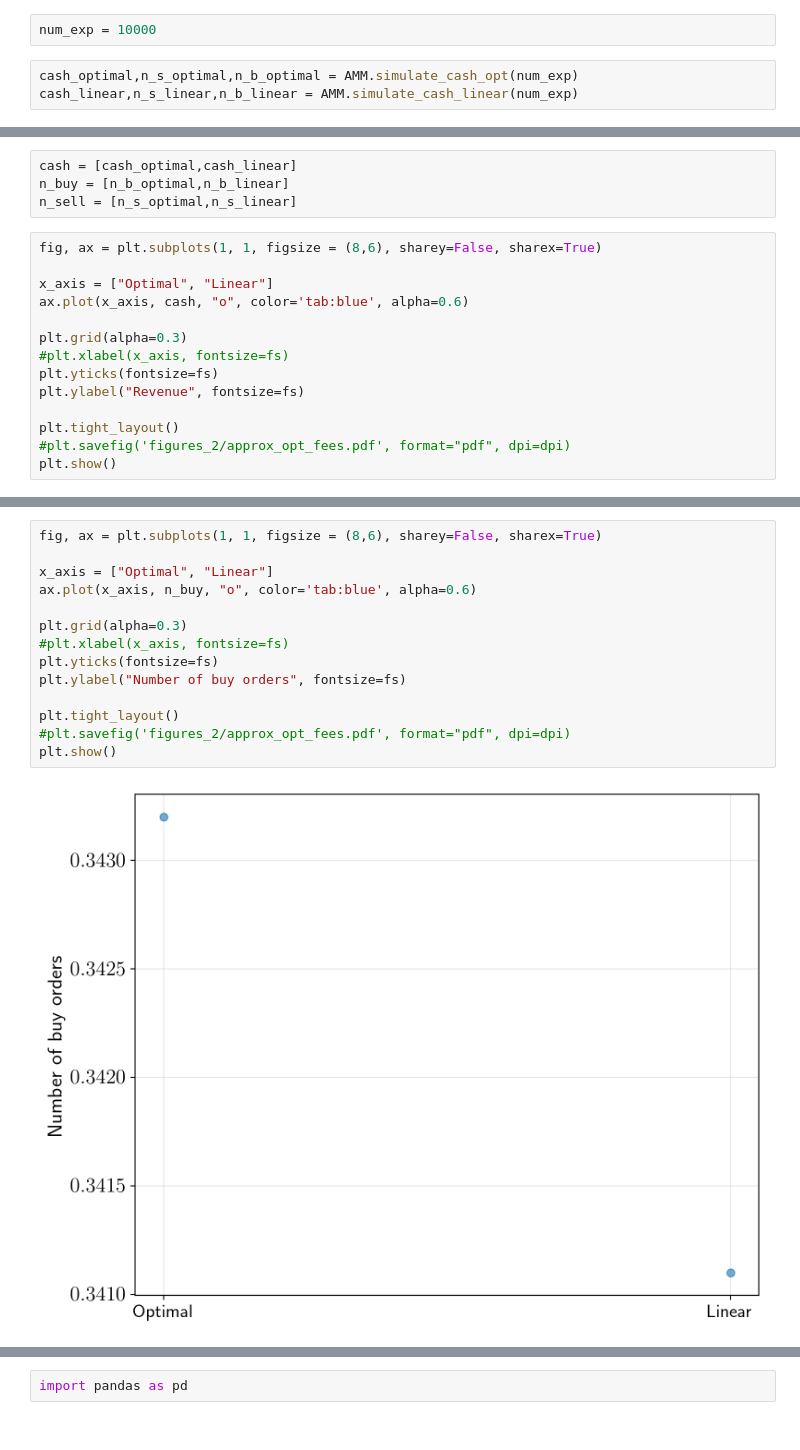
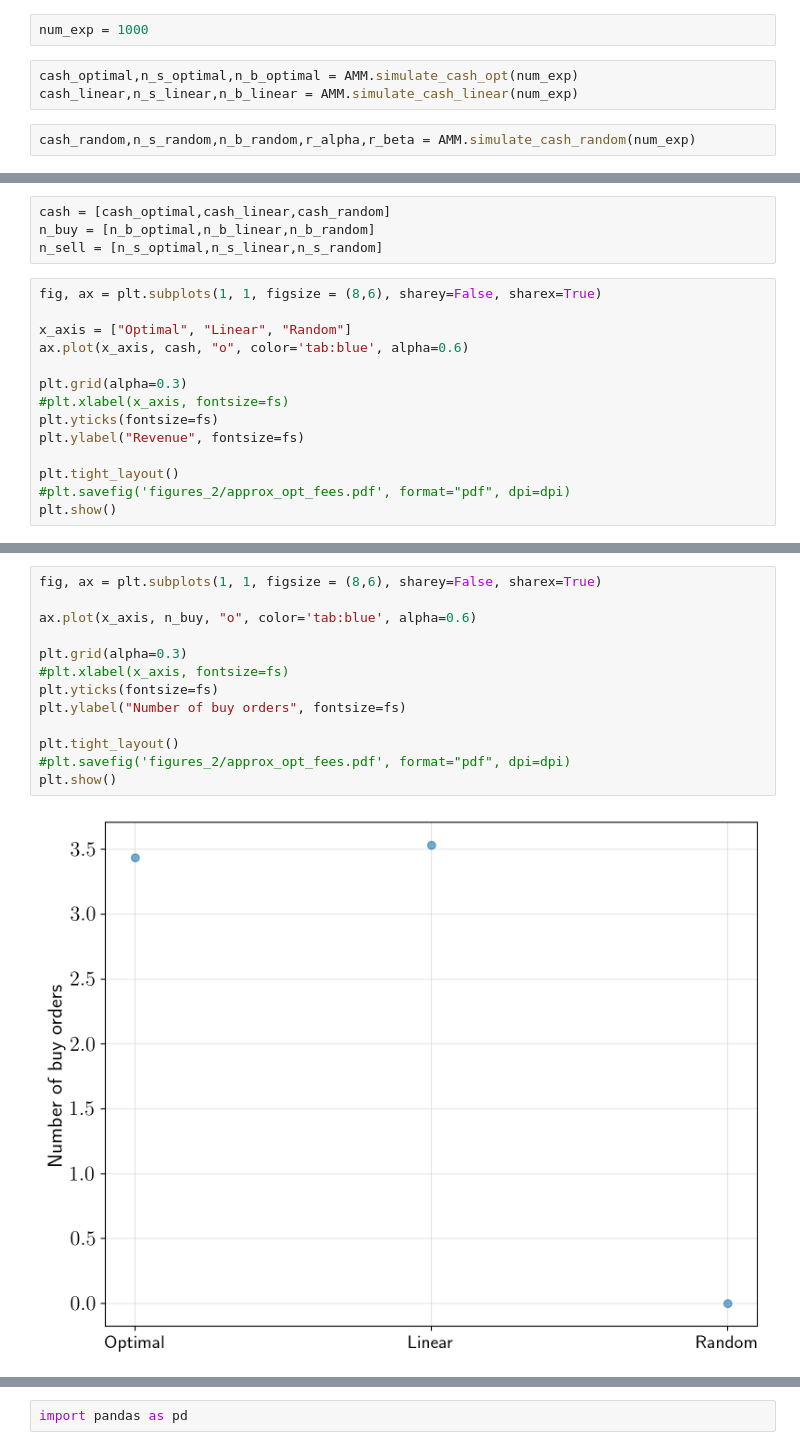
Before and after one commit to leonardobaggiani/amm-fees, a Jupyter notebook: CashProcessAMM.ipynb, the cells around one changed output, grey strips where cells are left out. Drawn from its saved outputs; the diff is of its cells as text.

```diff
--- a/CashProcessAMM.ipynb
+++ b/CashProcessAMM.ipynb
@@ -43,7 +43,9 @@ with open("src/params.pkl", "wb") as f:pickle.dump(params,f)
 # %%
 AMM = utils.AMM(**params)
 # %%
-num_exp = 10000
+num_exp = 1000
 # %%
 cash_optimal,n_s_optimal,n_b_optimal = AMM.simulate_cash_opt(num_exp)
 cash_linear,n_s_linear,n_b_linear = AMM.simulate_cash_linear(num_exp)
+# %%
+cash_random,n_s_random,n_b_random,r_alpha,r_beta = AMM.simulate_cash_random(num_exp)
@@ -50,11 +64,11 @@ cash_linear,n_s_linear,n_b_linear = AMM.simulate_cash_linear(num_exp)
 # %%
-cash = [cash_optimal,cash_linear]
-n_buy = [n_b_optimal,n_b_linear]
-n_sell = [n_s_optimal,n_s_linear]
+cash = [cash_optimal,cash_linear,cash_random]
+n_buy = [n_b_optimal,n_b_linear,n_b_random]
+n_sell = [n_s_optimal,n_s_linear,n_s_random]
 # %%
 fig, ax = plt.subplots(1, 1, figsize = (8,6), sharey=False, sharex=True)
 
-x_axis = ["Optimal", "Linear"]
+x_axis = ["Optimal", "Linear", "Random"]
 ax.plot(x_axis, cash, "o", color='tab:blue', alpha=0.6)
 
 plt.grid(alpha=0.3)
@@ -70,19 +84,18 @@ plt.show()
 # %%
 fig, ax = plt.subplots(1, 1, figsize = (8,6), sharey=False, sharex=True)
 
-x_axis = ["Optimal", "Linear"]
 ax.plot(x_axis, n_buy, "o", color='tab:blue', alpha=0.6)
 
 plt.grid(alpha=0.3)
 #plt.xlabel(x_axis, fontsize=fs)
 plt.yticks(fontsize=fs)
 plt.ylabel("Number of buy orders", fontsize=fs)
 
 plt.tight_layout()
 #plt.savefig('figures_2/approx_opt_fees.pdf', format="pdf", dpi=dpi)
 plt.show()
 # %% [output]
-[figure, old version]
+[figure, new version]
 # %%
 fig, ax = plt.subplots(1, 1, figsize = (8,6), sharey=False, sharex=True)
 
```
Also changed, not shown: parts of 5 cells of this notebook, 3 other files.
